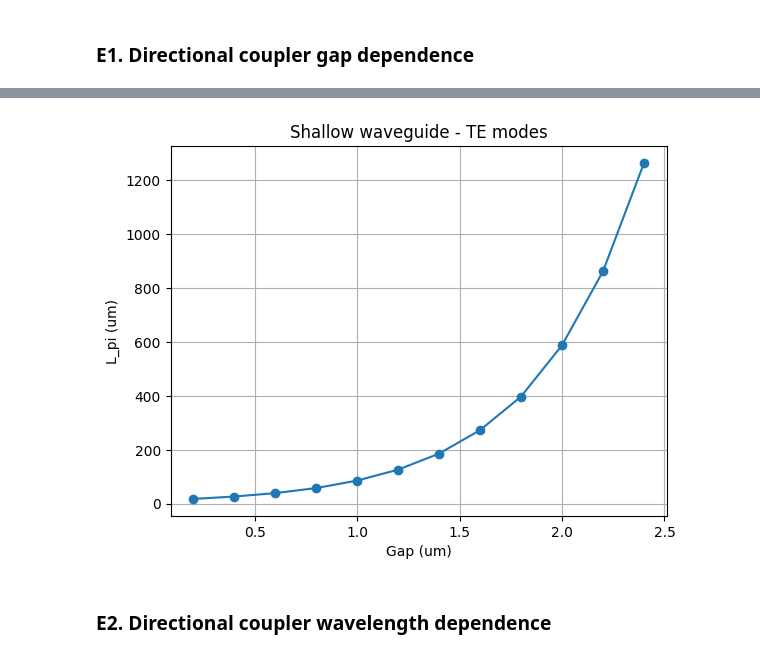
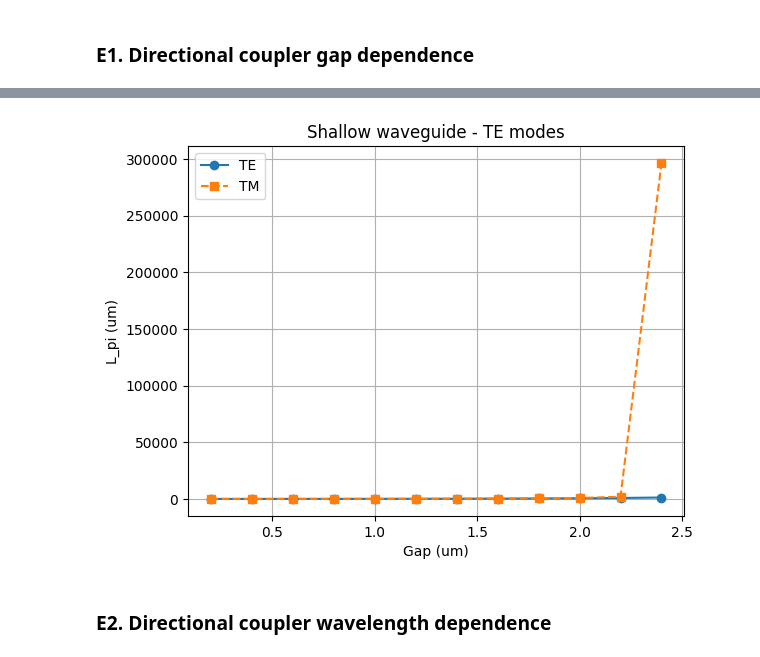
Before and after one commit to ltorjua/cifoin-lab2, a Jupyter notebook: COUPLERS_Student.ipynb, the cells around one changed output, grey strips where cells are left out. Drawn from its saved outputs; the diff is of its cells as text; code cells hidden in the pictures.

```diff
--- a/COUPLERS_Student.ipynb
+++ b/COUPLERS_Student.ipynb
@@ -922,6 +922,7 @@ lambda_c = 1.55
 
 gap_values = np.arange(0.2, 2.6, 0.2)
 Lpi_TE = []
+Lpi_TM = []
 
 for gap_to_simulate in gap_values:
 
@@ -942,19 +943,25 @@ for gap_to_simulate in gap_values:
 
     neff = dcoupler_cs.n_eff
 
-    L_pi = 0.5 * lambda_c / (neff[0].real - neff[1].real)
+     # TE
+    L_pi_TE = 0.5 * lambda_c / (neff[0].real - neff[1].real)
+    Lpi_TE.append(L_pi_TE)
 
-    Lpi_TE.append(L_pi)
+    # TM
+    L_pi_TM = 0.5 * lambda_c / (neff[2].real - neff[3].real)
+    Lpi_TM.append(L_pi_TM)
 
-    print(f"gap = {gap_to_simulate:.1f} um -> L_pi = {L_pi:.2f} um")
+    print(f"gap = {gap_to_simulate:.1f} um -> L_pi_TE = {L_pi_TE:.2f} um | L_pi_TM = {L_pi_TM:.2f} um")
 
 
 # --- Plot ---
 plt.figure()
-plt.plot(gap_values, Lpi_TE, 'o-')
+plt.plot(gap_values, Lpi_TE, 'o-', label='TE')
+plt.plot(gap_values, Lpi_TM, 's--', label='TM')
 plt.xlabel("Gap (um)")
 plt.ylabel("L_pi (um)")
 plt.title("Deep waveguide - TE modes")
 plt.grid(True)
+plt.legend()
 plt.show()
 # %% [output]
@@ -985,6 +992,7 @@ lambda_c = 1.55
 
 gap_values = np.arange(0.2, 2.6, 0.2)
 Lpi_TE = []
+Lpi_TM = []
 
 for gap_to_simulate in gap_values:
 
@@ -1005,18 +1013,24 @@ for gap_to_simulate in gap_values:
 
     neff = dcoupler_cs.n_eff
 
-    L_pi = 0.5 * lambda_c / (neff[0].real - neff[1].real)
+    # TE
+    L_pi_TE = 0.5 * lambda_c / (neff[0].real - neff[1].real)
+    Lpi_TE.append(L_pi_TE)
 
-    Lpi_TE.append(L_pi)
+    # TM
+    L_pi_TM = 0.5 * lambda_c / (neff[2].real - neff[3].real)
+    Lpi_TM.append(L_pi_TM)
 
-    print(f"gap = {gap_to_simulate:.1f} um -> L_pi = {L_pi:.2f} um")
+    print(f"gap = {gap_to_simulate:.1f} um -> L_pi_TE = {L_pi_TE:.2f} um | L_pi_TM = {L_pi_TM:.2f} um")
 
 # --- Plot ---
 plt.figure()
-plt.plot(gap_values, Lpi_TE, 'o-')
+plt.plot(gap_values, Lpi_TE, 'o-', label='TE')
+plt.plot(gap_values, Lpi_TM, 's--', label='TM')
 plt.xlabel("Gap (um)")
 plt.ylabel("L_pi (um)")
 plt.title("Shallow waveguide - TE modes")
 plt.grid(True)
+plt.legend()
 plt.show()
 # %% [output]
@@ -1040,4 +1054,4 @@ gap = 2.4 um -> L_pi = 1265.23 um
-[figure, old version]
+[figure, new version]
 # %% [markdown]
 ### E2. Directional coupler wavelength dependence
 # %%
```
Also changed, not shown: parts of 8 cells of this notebook, 1 other file.
